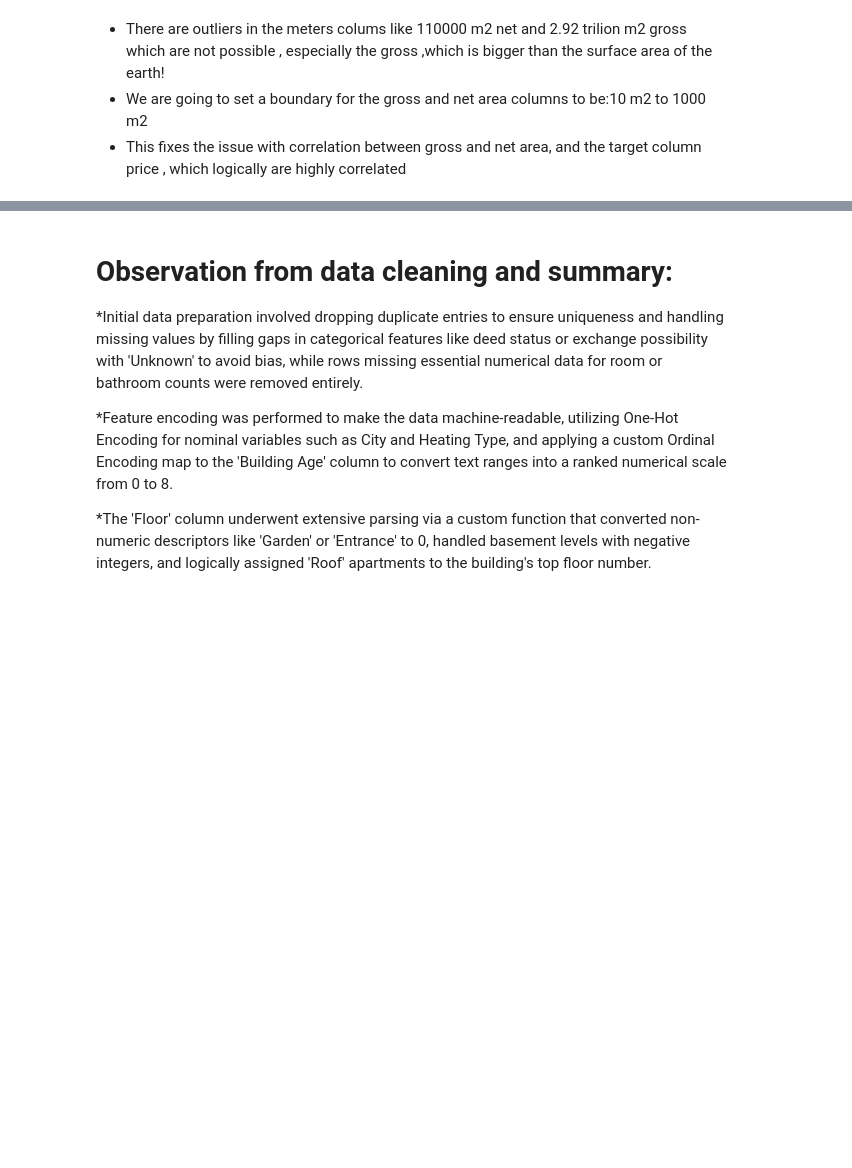
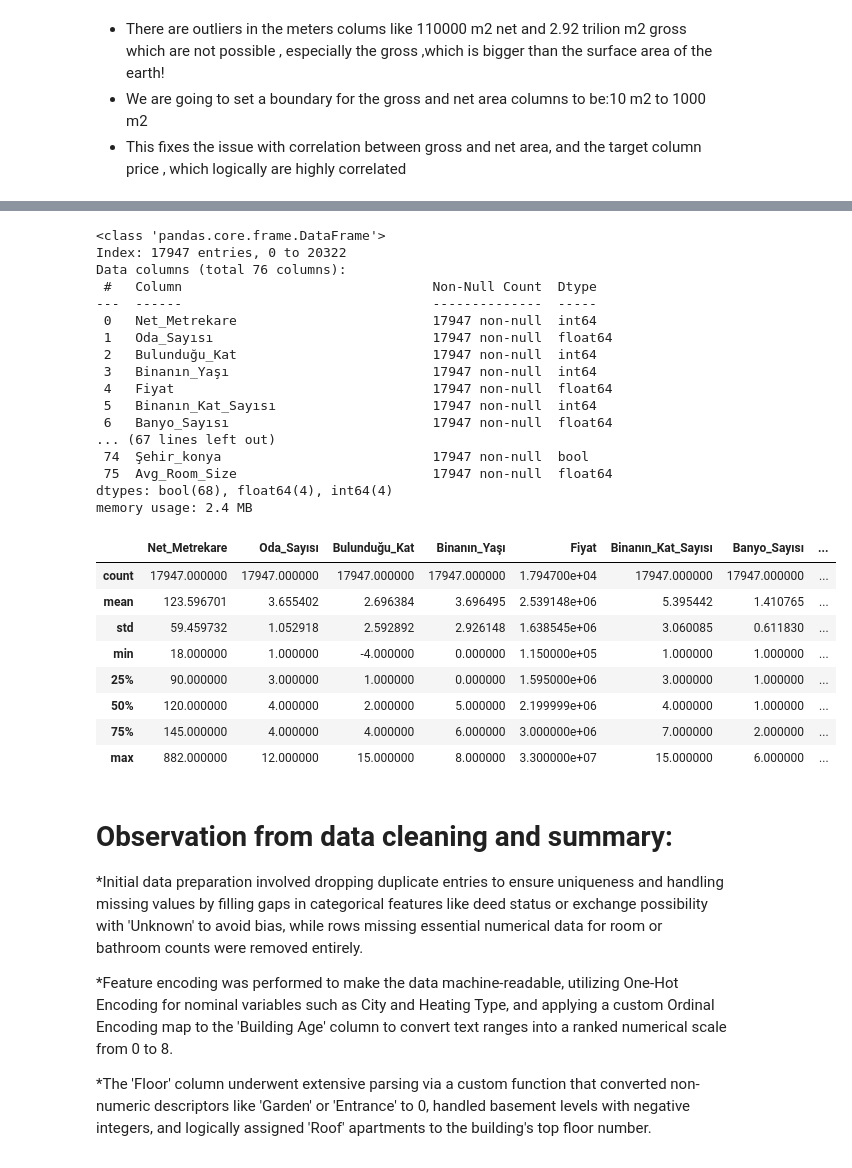
Before and after one commit to foxy0009/machine_learning_projects, a Jupyter notebook: Predicting House prices/Data_Cleaning.ipynb, the cells around one changed output, grey strips where cells are left out. Cells and saved outputs as stored; diff of their text form; code cells hidden in the pictures; blank space fills up the shorter version.

```diff
--- a/Predicting House prices/Data_Cleaning.ipynb
+++ b/Predicting House prices/Data_Cleaning.ipynb
@@ -296,3 +342,33 @@ Remaining Clean Data: (17971, 86)
+# %%
+df.info()
+df.describe()
+# %% [output]
+<class 'pandas.core.frame.DataFrame'>
+Index: 17947 entries, 0 to 20322
+Data columns (total 76 columns):
+ #   Column                                Non-Null Count  Dtype
+---  ------                                --------------  -----
+ 0   Net_Metrekare                         17947 non-null  int64
+ 1   Oda_Sayısı                            17947 non-null  float64
+ 2   Bulunduğu_Kat                         17947 non-null  int64
+ 3   Binanın_Yaşı                          17947 non-null  int64
+ 4   Fiyat                                 17947 non-null  float64
+ 5   Binanın_Kat_Sayısı                    17947 non-null  int64
+ 6   Banyo_Sayısı                          17947 non-null  float64
+... (67 lines left out)
+ 74  Şehir_konya                           17947 non-null  bool
+ 75  Avg_Room_Size                         17947 non-null  float64
+dtypes: bool(68), float64(4), int64(4)
+memory usage: 2.4 MB
+|  | Net_Metrekare | Oda_Sayısı | Bulunduğu_Kat | Binanın_Yaşı | Fiyat | Binanın_Kat_Sayısı | Banyo_Sayısı | ... |
+| count | 17947.000000 | 17947.000000 | 17947.000000 | 17947.000000 | 1.794700e+04 | 17947.000000 | 17947.000000 | ... |
+| mean | 123.596701 | 3.655402 | 2.696384 | 3.696495 | 2.539148e+06 | 5.395442 | 1.410765 | ... |
+| std | 59.459732 | 1.052918 | 2.592892 | 2.926148 | 1.638545e+06 | 3.060085 | 0.611830 | ... |
+| min | 18.000000 | 1.000000 | -4.000000 | 0.000000 | 1.150000e+05 | 1.000000 | 1.000000 | ... |
+| 25% | 90.000000 | 3.000000 | 1.000000 | 0.000000 | 1.595000e+06 | 3.000000 | 1.000000 | ... |
+| 50% | 120.000000 | 4.000000 | 2.000000 | 5.000000 | 2.199999e+06 | 4.000000 | 1.000000 | ... |
+| 75% | 145.000000 | 4.000000 | 4.000000 | 6.000000 | 3.000000e+06 | 7.000000 | 2.000000 | ... |
+| max | 882.000000 | 12.000000 | 15.000000 | 8.000000 | 3.300000e+07 | 15.000000 | 6.000000 | ... |
 # %%
 df.to_csv('cleaned_data.csv',index=False) # save cleaned data
 # %% [markdown]
```
Also changed, not shown: parts of 12 cells of this notebook, 5 other files.
